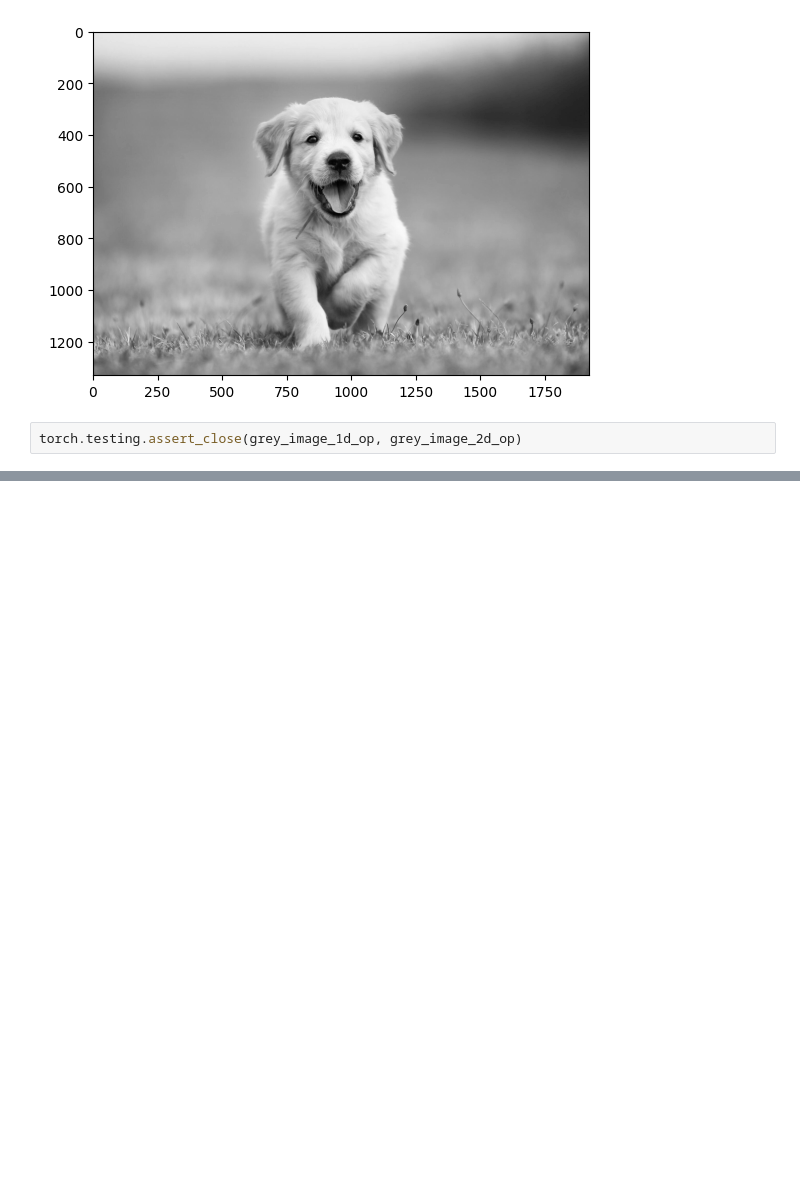
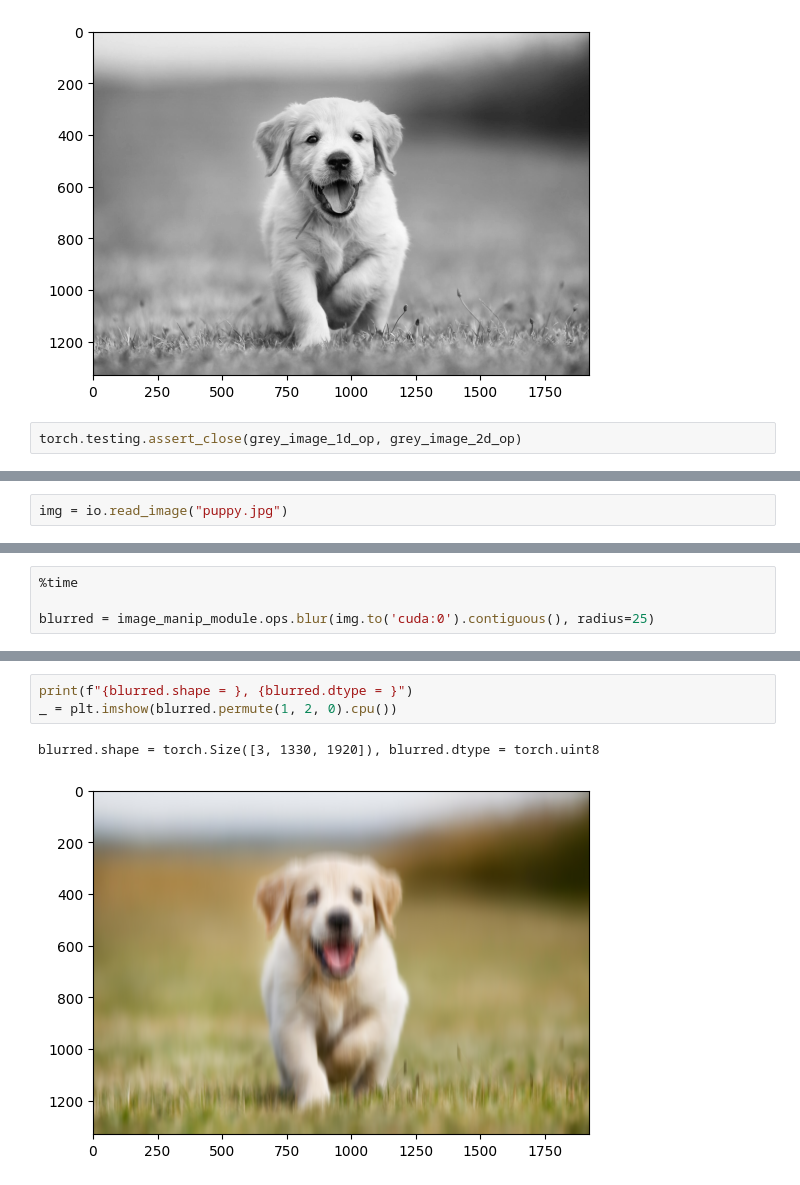
Before and after one commit to ElefHead/cudamode-lectures, a Jupyter notebook: lecture3/chapter3.ipynb, the cells around one changed output, grey strips where cells are left out. Cells and saved outputs as stored; diff of their text form; blank space fills up the shorter version.

```diff
--- a/lecture3/chapter3.ipynb
+++ b/lecture3/chapter3.ipynb
@@ -121,0 +123,2 @@ torch.testing.assert_close(grey_image_1d_op, grey_image_2d_op)
+# %%
+img = io.read_image("puppy.jpg")
@@ -121,0 +131,4 @@ torch.testing.assert_close(grey_image_1d_op, grey_image_2d_op)
+# %%
+%time
+
+blurred = image_manip_module.ops.blur(img.to('cuda:0').contiguous(), radius=25)
@@ -121,0 +138,6 @@ torch.testing.assert_close(grey_image_1d_op, grey_image_2d_op)
+# %%
+print(f"{blurred.shape = }, {blurred.dtype = }")
+_ = plt.imshow(blurred.permute(1, 2, 0).cpu())
+# %% [output]
+blurred.shape = torch.Size([3, 1330, 1920]), blurred.dtype = torch.uint8
+[figure, added]
```
Also changed, not shown: parts of 20 cells of this notebook, 2 other files.
